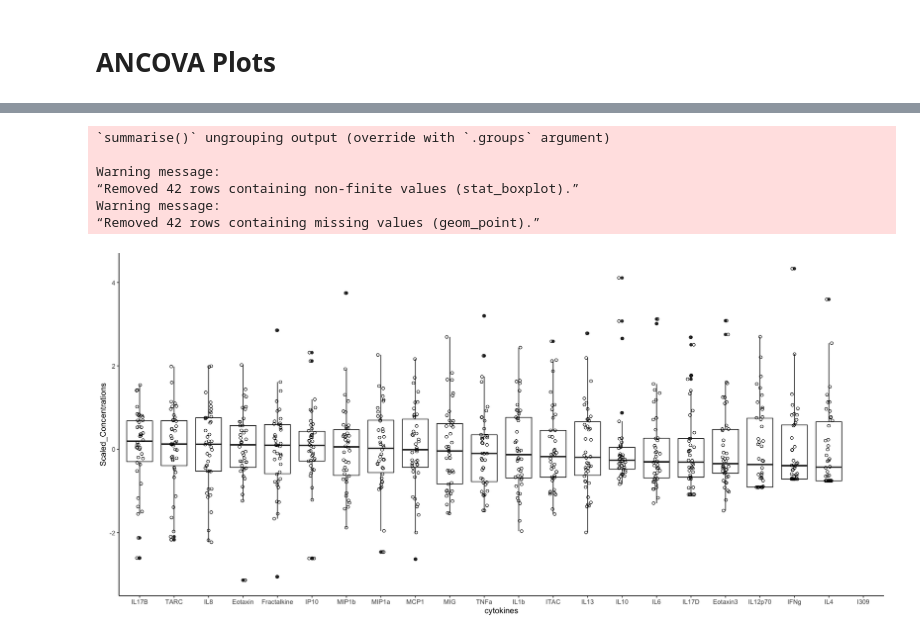
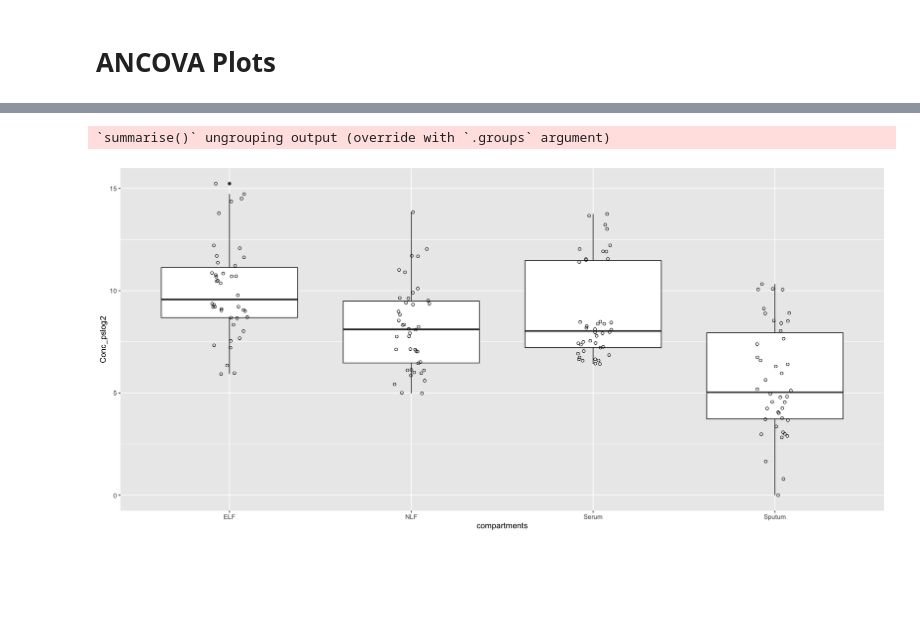
Before and after one commit to Ragerlab/Script_for_Cytokine-Signature-Clusters-as-a-Tool-to-Compare-Changes-associated-with-Tobacco-Product-, a Jupyter notebook: ANOVA_ANCOVA_101820.ipynb, the cells around one changed output, grey strips where cells are left out. Drawn from its saved outputs; the diff is of its cells as text; code cells hidden in the pictures; blank space fills up the shorter version.

```diff
--- a/ANOVA_ANCOVA_101820.ipynb
+++ b/ANOVA_ANCOVA_101820.ipynb
@@ -78,10 +78,10 @@ for (i in 1:length(data_df$Race)){
     }
 }
 # %%
-#scaling the concentration values by protein within each compartment normalizes the distribution
+#scaling the concentration values by protein normalizes the distribution
 scaled_data_df = data_df %>%
-    #filter(Conc_pslog2 > 0) %>% #removing these values to prevent null scaled values
-    group_by(Compartment, Protein) %>% #this groups by compartment first and then proteins within each compartment
+    filter(Group == 'NS') %>% #non-smokers only
+    group_by(Protein) %>% #this groups by compartment first and then proteins within each compartment
     mutate(Scaled_Concentrations = scale(Conc_pslog2)) %>%
     arrange(Compartment, Protein, SubjectID) #arranges by compartment, then protein, then subjectid
 head(scaled_data_df)
@@ -744,23 +543,17 @@ Signif. codes:  0 ‘***’ 0.001 ‘**’ 0.01 ‘*’ 0.05 ‘.’ 0.1 ‘ ’
 # %%
 options(repr.plot.width=15, repr.plot.height=7)
-#ordering proteins based on median value
-arranged_proteins_df = NLF_scaled %>%
-    group_by(Protein) %>%
-    summarize(median_scaled_concentration = median(Scaled_Concentrations)) %>%
-    arrange(-median_scaled_concentration) %>%
-    select(Protein)
+#ordering Compartments based on median value
+arranged_compartments_df = MIG_scaled_factored %>%
+    group_by(Compartment) %>%
+    summarize(median_concentration = median(Conc_pslog2)) %>%
+    arrange(-median_concentration) %>%
+    select(Compartment)
 
-arranged_proteins = arranged_proteins_df$Protein
-cytokines = factor(NLF_scaled$Protein, levels = arranged_proteins) #need to put descending_cytokines into a factor for plotting
-ggplot(NLF_scaled, aes(x = cytokines, y = Scaled_Concentrations)) +
+arranged_compartments = arranged_compartments_df$Compartment
+compartments = factor(MIG_scaled_factored$Compartment, levels = arranged_compartments) #need to put descending_cytokines into a factor for plotting
+ggplot(MIG_scaled_factored, aes(x = compartments, y = Conc_pslog2)) +
   geom_boxplot() +
-  geom_point(cex = 1.5, pch = 1.0,position = position_jitter(w = 0.1, h = 0)) +
-  theme_classic()
+  geom_point(cex = 1.5, pch = 1.0,position = position_jitter(w = 0.1, h = 0))
 # %% [output]
 `summarise()` ungrouping output (override with `.groups` argument)
-
-Warning message:
-“Removed 42 rows containing non-finite values (stat_boxplot).”
-Warning message:
-“Removed 42 rows containing missing values (geom_point).”
-[figure, old version]
+[figure, new version]
```
Also changed, not shown: parts of 35 cells of this notebook.
